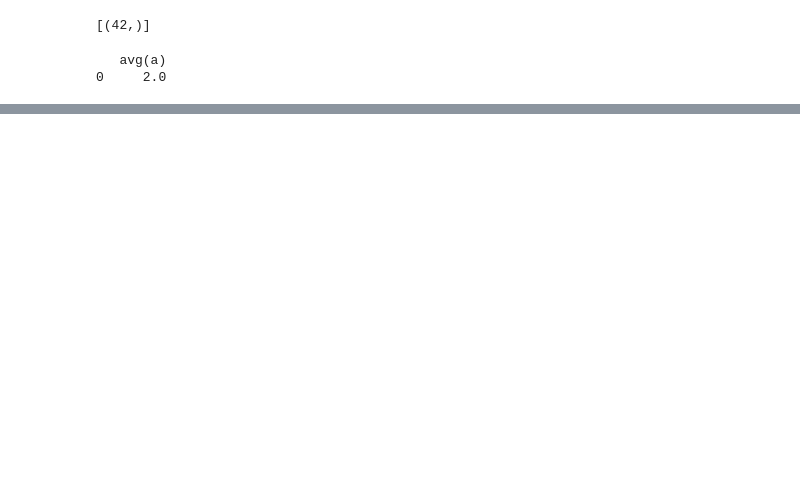
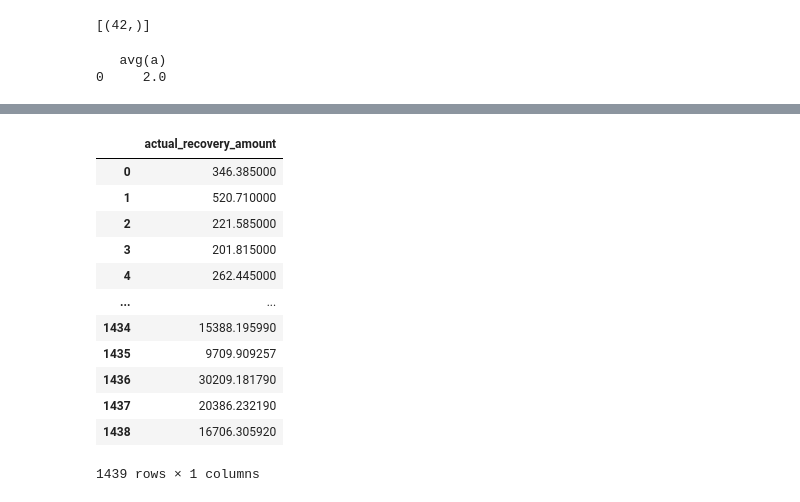
Before and after one commit to DataBooth/try-duckdb, a Jupyter notebook: try-duckdb.ipynb, the cells around one changed output, grey strips where cells are left out. Cells and saved outputs as stored; diff of their text form; code cells hidden in the pictures; blank space fills up the shorter version.

```diff
--- a/try-duckdb.ipynb
+++ b/try-duckdb.ipynb
@@ -50,0 +53,6 @@ Available kernels:
+# %%
+# connect to an in-memory temporary database
+conn = duckdb.connect()
+
+# run arbitrary SQL commands
+conn.execute("CREATE TABLE test_table (i INTEGER, j STRING)")
@@ -50,0 +123,18 @@ Available kernels:
+# %%
+# make this data frame available as a view in duckdb
+conn.register("bank_df", df)
+conn.execute("SELECT actual_recovery_amount FROM bank_df WHERE age > 27").fetchdf()
+# %% [output]
+|  | actual_recovery_amount |
+| 0 | 346.385000 |
+| 1 | 520.710000 |
+| 2 | 221.585000 |
+| 3 | 201.815000 |
+| 4 | 262.445000 |
+| ... | ... |
+| 1434 | 15388.195990 |
+| 1435 | 9709.909257 |
+| 1436 | 30209.181790 |
+| 1437 | 20386.232190 |
+| 1438 | 16706.305920 |
+1439 rows × 1 columns
```
Also changed, not shown: parts of 36 cells of this notebook.
